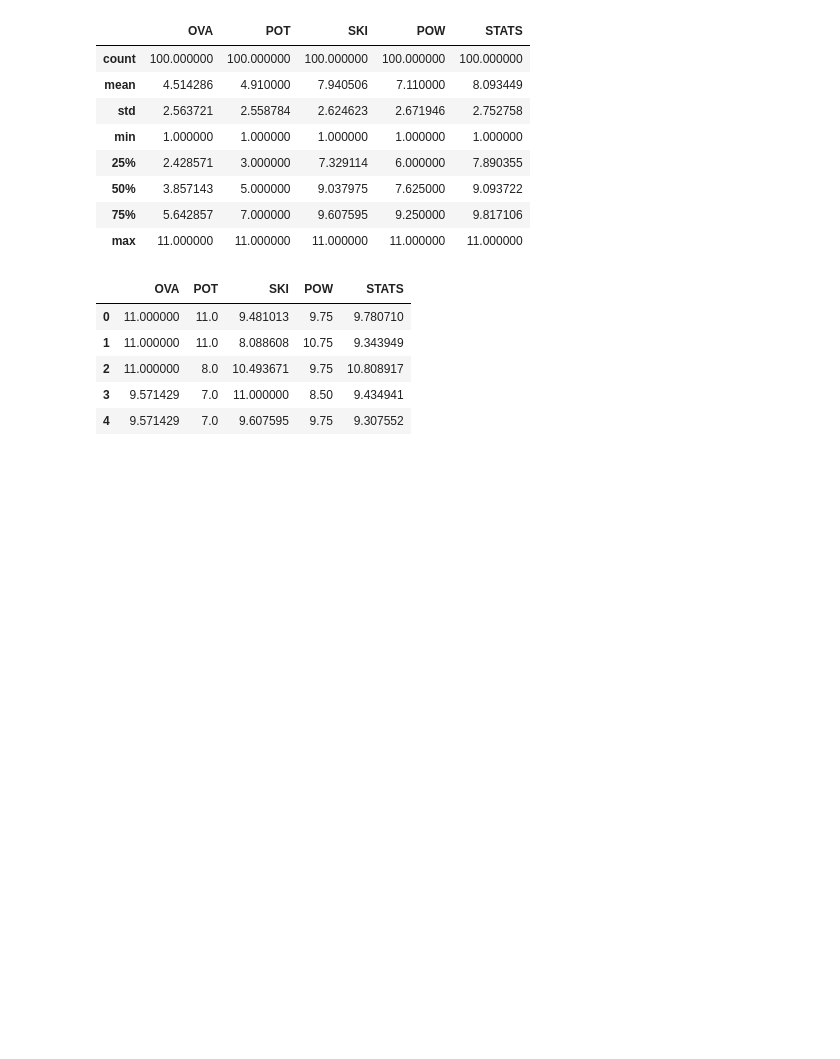
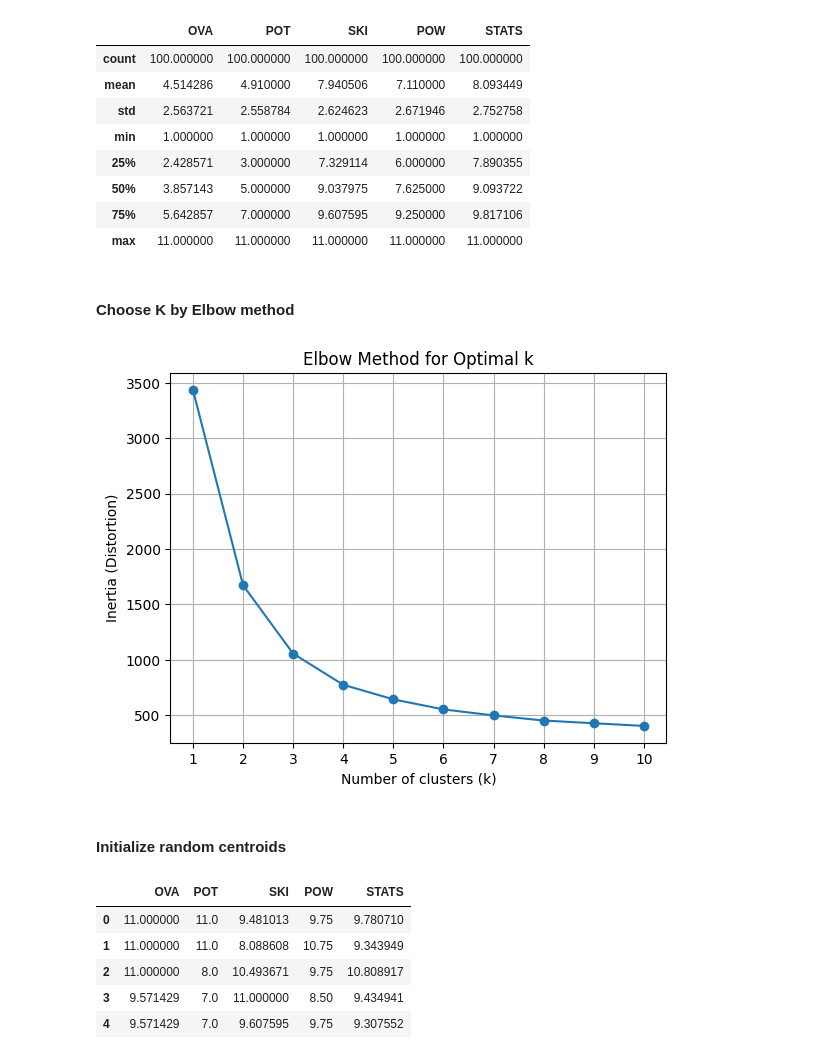
Before and after one commit to MyCrabs/Fun-Project, a Jupyter notebook: Football.ipynb, the cells around one changed output. Drawn from its saved outputs; the diff is of its cells as text; code cells hidden in the pictures; blank space fills up the shorter version.

```diff
--- a/Football.ipynb
+++ b/Football.ipynb
@@ -102,3 +110,25 @@ df.describe()
 | 50% | 3.857143 | 5.000000 | 9.037975 | 7.625000 | 9.093722 |
 | 75% | 5.642857 | 7.000000 | 9.607595 | 9.250000 | 9.817106 |
 | max | 11.000000 | 11.000000 | 11.000000 | 11.000000 | 11.000000 |
+# %% [markdown]
+#### Choose K by Elbow method
+# %%
+from sklearn.cluster import KMeans
+inertia_values = []
+for k in range(1, 11):
+    kmeans = KMeans(n_clusters=k, random_state=42)
+    kmeans.fit(df)
+    inertia_values.append(kmeans.inertia_)
+
+# Vẽ biểu đồ Elbow Method
+plt.plot(range(1, 11), inertia_values, marker='o')
+plt.xlabel('Number of clusters (k)')
+plt.ylabel('Inertia (Distortion)')
+plt.title('Elbow Method for Optimal k')
+plt.xticks(range(1, 11))
+plt.grid(True)
+plt.show();
+# %% [output]
+[figure, added]
+# %% [markdown]
+#### Initialize random centroids
```
Also changed, not shown: parts of 32 cells of this notebook, 2 other files.
